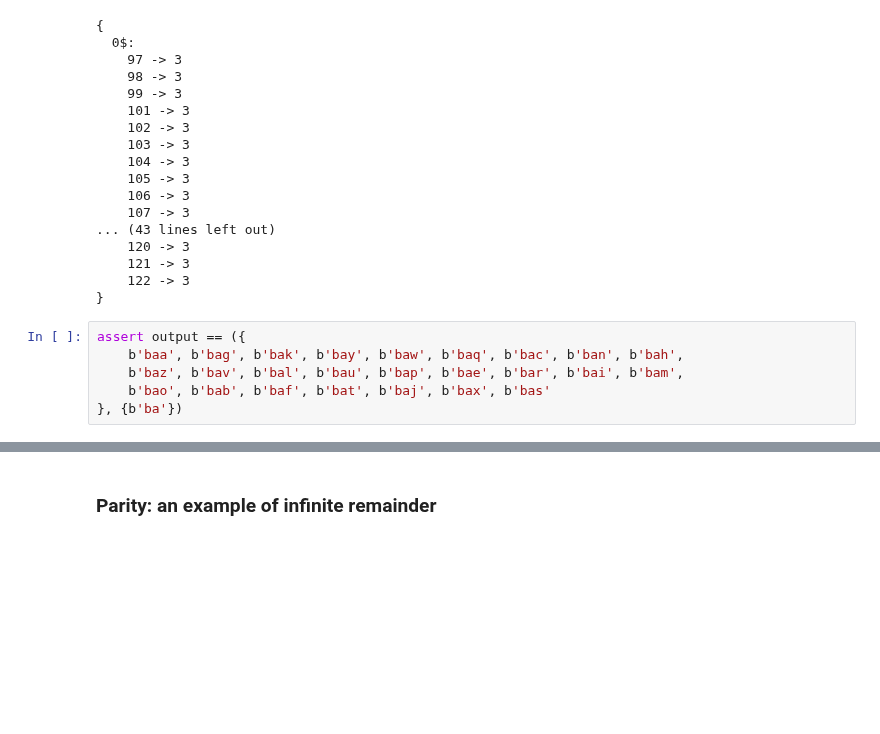
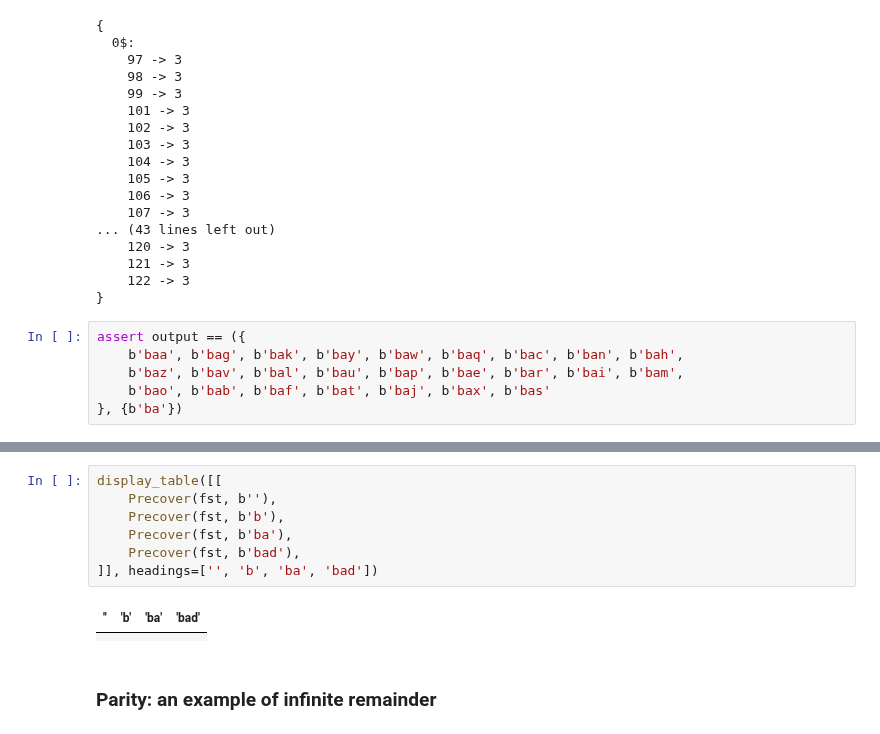
Before and after one commit to timvieira/transduction, a Jupyter notebook: Notes.ipynb, the cells around one changed output, grey strips where cells are left out. Drawn from its saved outputs; the diff is of its cells as text; blank space fills up the shorter version.

```diff
--- a/Notes.ipynb
+++ b/Notes.ipynb
@@ -148,6 +161,16 @@ display(dfa.graphviz(fmt_node=set, sty_node=lambda x: {'style': 'filled,rounded'
                                                        ('#F9E6E6' if tmp.dfa.is_final(x) else 'white')}))
 # %% [output]
 [drawing not drawn]
+# %%
+display_table([[
+    Precover(fst, b''),
+    Precover(fst, b'b'),
+    Precover(fst, b'ba'),
+    Precover(fst, b'bad'),
+]], headings=['', 'b', 'ba', 'bad'])
+# %% [output]
+| '' | 'b' | 'ba' | 'bad' |
+|  |  |  |  |
 # %% [markdown]
 ### Parity: an example of infinite remainder
 # %%
```
Also changed, not shown: parts of 13 cells of this notebook, 3 other files.
